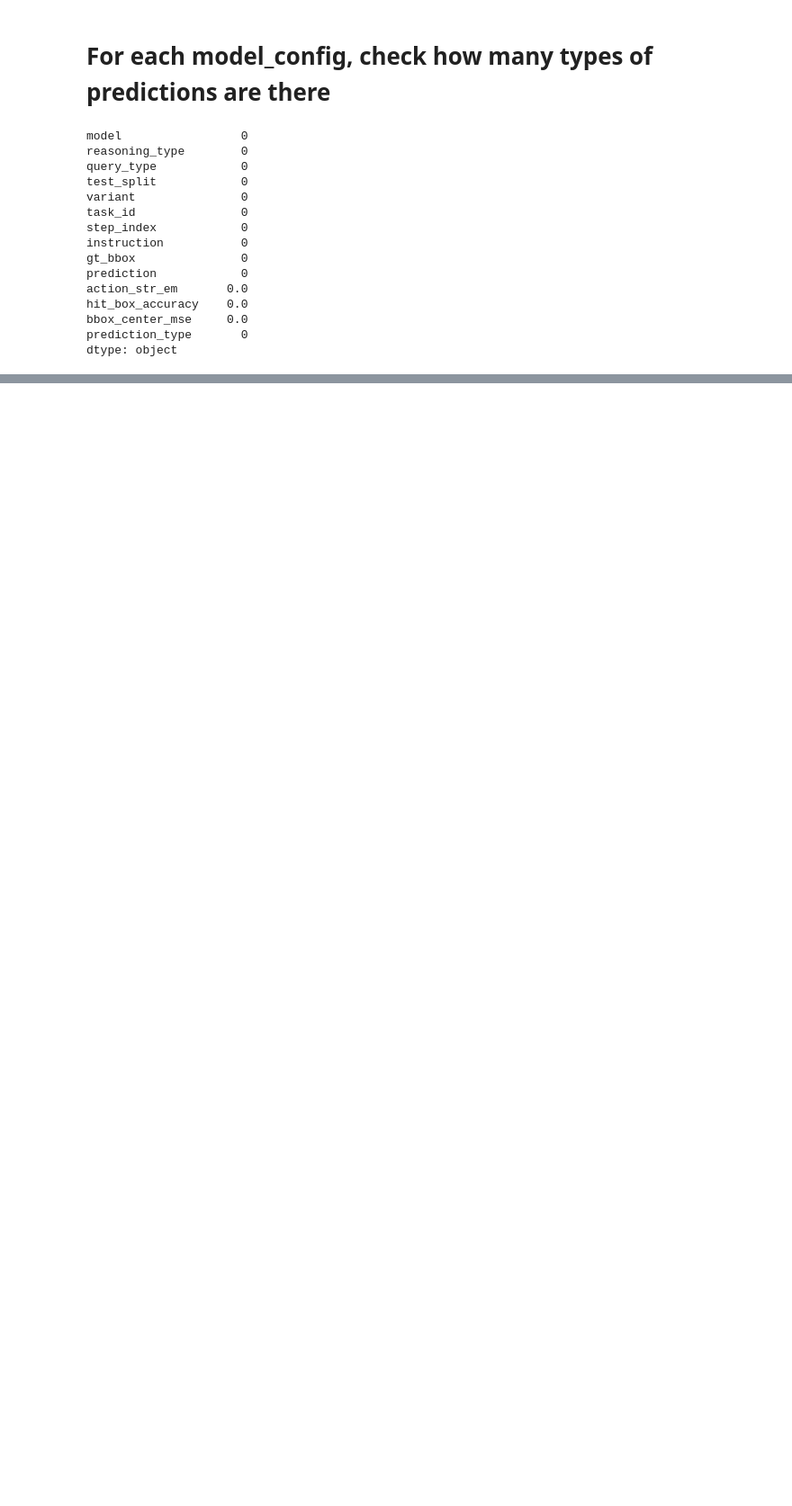
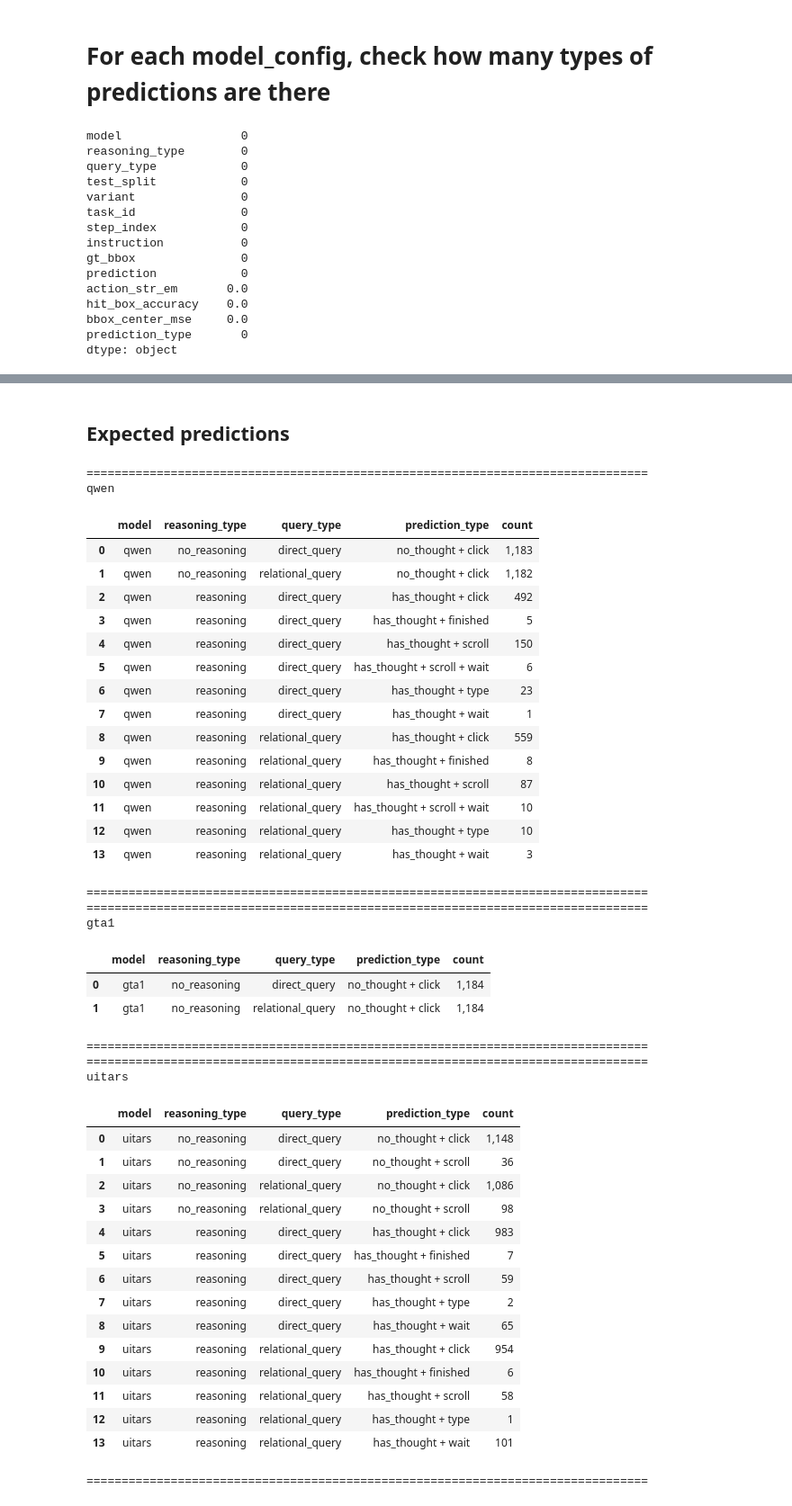
Before and after one commit to ManifoldRG/GUI-DR, a Jupyter notebook: data/baseline_results_final.ipynb, the cells around one changed output, grey strips where cells are left out. Shown at 90% size. Drawn from its saved outputs; the diff is of its cells as text; code cells hidden in the pictures; blank space fills up the shorter version.

```diff
--- a/data/baseline_results_final.ipynb
+++ b/data/baseline_results_final.ipynb
@@ -307,0 +299,56 @@ uitars
+# %% [markdown]
+## Expected predictions
+# %%
+for model in expected_df['model'].unique():
+    result = expected_df[expected_df['model'] == model].groupby(['model', 'reasoning_type', 'query_type', 'prediction_type'])['prediction'].count()
+    styled = (result.reset_index(name='count')
+              .style
+              .background_gradient(subset='count')
+              .format({'count': '{:,}'}))
+    print("="*80)
+    print(model)
+    display(styled)
+    print("="*80)
+# %% [output]
+================================================================================
+qwen
+|  | model | reasoning_type | query_type | prediction_type | count |
+| 0 | qwen | no_reasoning | direct_query | no_thought + click | 1,183 |
+| 1 | qwen | no_reasoning | relational_query | no_thought + click | 1,182 |
+| 2 | qwen | reasoning | direct_query | has_thought + click | 492 |
+| 3 | qwen | reasoning | direct_query | has_thought + finished | 5 |
+| 4 | qwen | reasoning | direct_query | has_thought + scroll | 150 |
+| 5 | qwen | reasoning | direct_query | has_thought + scroll + wait | 6 |
+| 6 | qwen | reasoning | direct_query | has_thought + type | 23 |
+| 7 | qwen | reasoning | direct_query | has_thought + wait | 1 |
+| 8 | qwen | reasoning | relational_query | has_thought + click | 559 |
+| 9 | qwen | reasoning | relational_query | has_thought + finished | 8 |
+| 10 | qwen | reasoning | relational_query | has_thought + scroll | 87 |
+| 11 | qwen | reasoning | relational_query | has_thought + scroll + wait | 10 |
+| 12 | qwen | reasoning | relational_query | has_thought + type | 10 |
+| 13 | qwen | reasoning | relational_query | has_thought + wait | 3 |
+================================================================================
+================================================================================
+gta1
+|  | model | reasoning_type | query_type | prediction_type | count |
+| 0 | gta1 | no_reasoning | direct_query | no_thought + click | 1,184 |
+| 1 | gta1 | no_reasoning | relational_query | no_thought + click | 1,184 |
+================================================================================
+================================================================================
+uitars
+|  | model | reasoning_type | query_type | prediction_type | count |
+| 0 | uitars | no_reasoning | direct_query | no_thought + click | 1,148 |
+| 1 | uitars | no_reasoning | direct_query | no_thought + scroll | 36 |
+| 2 | uitars | no_reasoning | relational_query | no_thought + click | 1,086 |
+| 3 | uitars | no_reasoning | relational_query | no_thought + scroll | 98 |
+| 4 | uitars | reasoning | direct_query | has_thought + click | 983 |
+| 5 | uitars | reasoning | direct_query | has_thought + finished | 7 |
+| 6 | uitars | reasoning | direct_query | has_thought + scroll | 59 |
+| 7 | uitars | reasoning | direct_query | has_thought + type | 2 |
+| 8 | uitars | reasoning | direct_query | has_thought + wait | 65 |
+| 9 | uitars | reasoning | relational_query | has_thought + click | 954 |
+| 10 | uitars | reasoning | relational_query | has_thought + finished | 6 |
+| 11 | uitars | reasoning | relational_query | has_thought + scroll | 58 |
+| 12 | uitars | reasoning | relational_query | has_thought + type | 1 |
+| 13 | uitars | reasoning | relational_query | has_thought + wait | 101 |
+================================================================================
```
Also changed, not shown: parts of 22 cells of this notebook.
